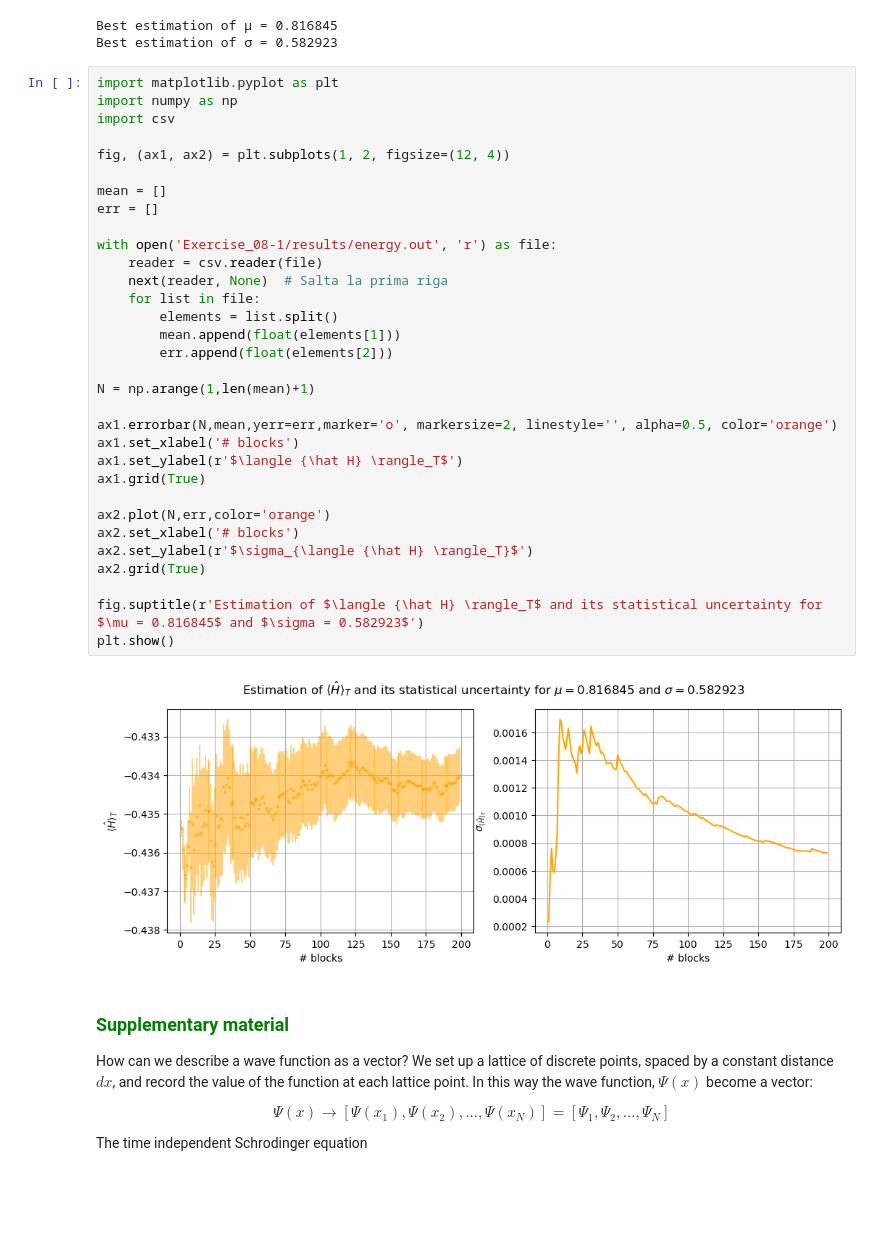
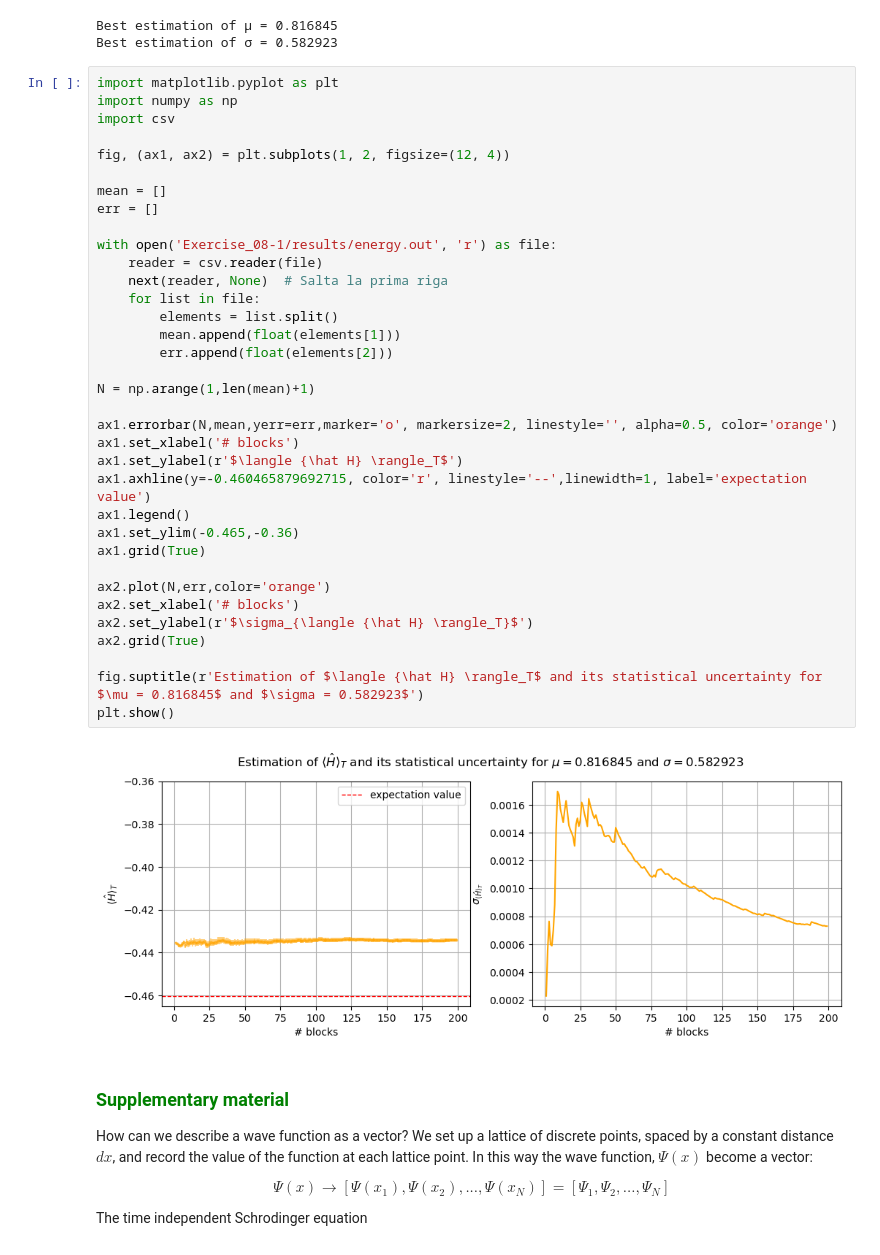
Before and after one commit to edoiannu/LSN_Exercises_Iannucci, a Jupyter notebook: Exercises_08/LSN_Exercises_08.ipynb, the cells around one changed output. Drawn from its saved outputs; the diff is of its cells as text; blank space fills up the shorter version.

```diff
--- a/Exercises_08/LSN_Exercises_08.ipynb
+++ b/Exercises_08/LSN_Exercises_08.ipynb
@@ -157,34 +157,37 @@ import numpy as np
 import csv
 
 fig, (ax1, ax2) = plt.subplots(1, 2, figsize=(12, 4))
 
 mean = []
 err = []
 
 with open('Exercise_08-1/results/energy.out', 'r') as file:
     reader = csv.reader(file)
     next(reader, None)  # Salta la prima riga
     for list in file:
         elements = list.split()
         mean.append(float(elements[1]))
         err.append(float(elements[2]))
 
 N = np.arange(1,len(mean)+1)
 
 ax1.errorbar(N,mean,yerr=err,marker='o', markersize=2, linestyle='', alpha=0.5, color='orange')
 ax1.set_xlabel('# blocks')
 ax1.set_ylabel(r'$\langle {\hat H} \rangle_T$')
+ax1.axhline(y=-0.460465879692715, color='r', linestyle='--',linewidth=1, label='expectation value')
+ax1.legend()
+ax1.set_ylim(-0.465,-0.36)
 ax1.grid(True)
 
 ax2.plot(N,err,color='orange')
 ax2.set_xlabel('# blocks')
 ax2.set_ylabel(r'$\sigma_{\langle {\hat H} \rangle_T}$')
 ax2.grid(True)
 
 fig.suptitle(r'Estimation of $\langle {\hat H} \rangle_T$ and its statistical uncertainty for $\mu = 0.816845$ and $\sigma = 0.582923$')
 plt.show()
 # %% [output]
-[figure, old version]
+[figure, new version]
 # %% [markdown]
 ### <span style="color:green">Supplementary material</span>
 
```
Also changed, not shown: 4 other files.
